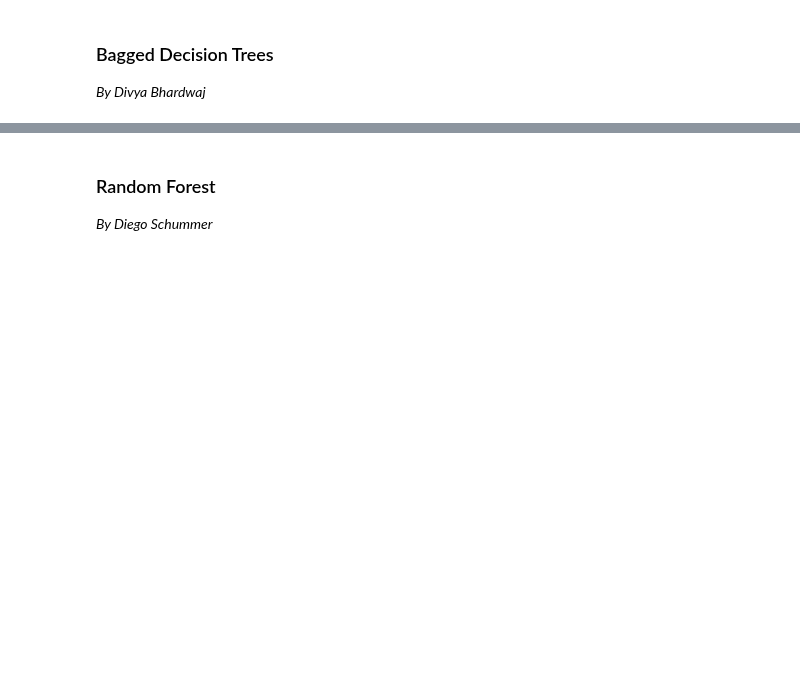
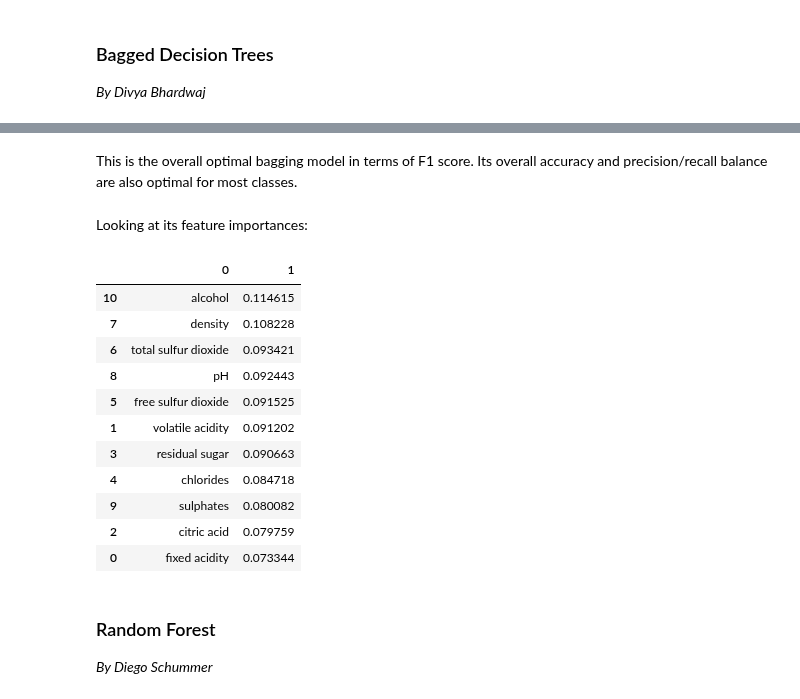
Before and after one commit to diegoschum/Zzz-303-3, a Jupyter notebook: Zzz_code.ipynb, the cells around one changed output, grey strips where cells are left out. Saved outputs shown, nothing was run; the diff lists cells and outputs as text; code cells hidden in the pictures; blank space fills up the shorter version.

```diff
--- a/Zzz_code.ipynb
+++ b/Zzz_code.ipynb
@@ -390,0 +586,6 @@ print(confusion_matrix(y_test, y_pred))
+# %%
+model = BaggingClassifier(base_estimator=DecisionTreeClassifier(random_state=1), n_estimators=650,
+                          random_state=1,max_features= 7, max_samples=2500, bootstrap=False,bootstrap_features=False).fit(X_train, y_train)
+y_pred = model.predict(X_test)
+print("F1 Score:", f1_score(y_test, y_pred, average='weighted')) #accounting for the classes
+print(classification_report(y_test, y_pred))
@@ -391,3 +607,29 @@ print(confusion_matrix(y_test, y_pred))
+# %% [markdown]
+This is the overall optimal bagging model in terms of F1 score. Its overall accuracy and precision/recall balance are also optimal for most classes.
+# %% [markdown]
+Looking at its feature importances:
+# %%
+total = [0] * 11
+for i, temp_model in enumerate(model.estimators_):
+    feature = model.estimators_features_[i]
+    for j, predictor in enumerate(feature):
+        total[predictor] += temp_model.feature_importances_[j]
+feature_importances = np.array(total)/len(model.estimators_)
+importance_df = pd.concat([pd.Series(model.feature_names_in_), pd.Series(feature_importances)], axis = 1)
+importance_df.sort_values(by = 1, ascending = False)
+# %% [output]
+|  | 0 | 1 |
+| 10 | alcohol | 0.114615 |
+| 7 | density | 0.108228 |
+| 6 | total sulfur dioxide | 0.093421 |
+| 8 | pH | 0.092443 |
+| 5 | free sulfur dioxide | 0.091525 |
+| 1 | volatile acidity | 0.091202 |
+| 3 | residual sugar | 0.090663 |
+| 4 | chlorides | 0.084718 |
+| 9 | sulphates | 0.080082 |
+| 2 | citric acid | 0.079759 |
+| 0 | fixed acidity | 0.073344 |
 # %% [markdown]
 ### Random Forest
 *By Diego Schummer*
```
Also changed, not shown: parts of 19 cells of this notebook.
